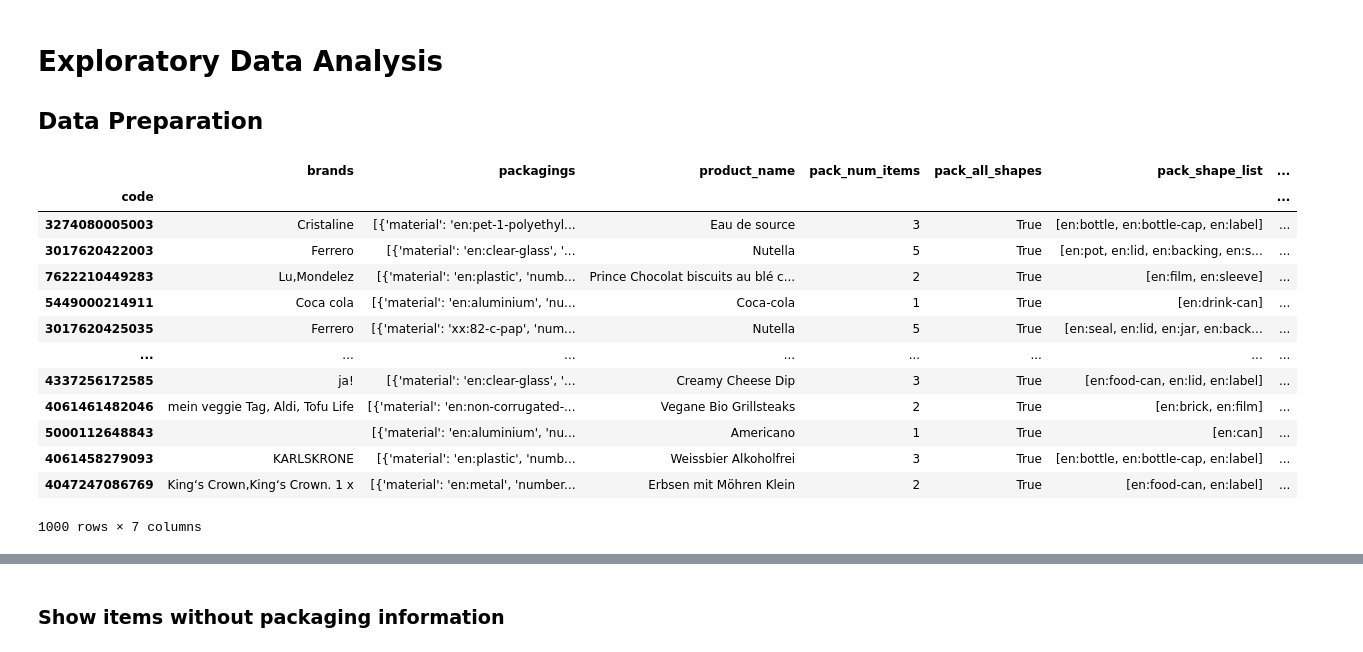
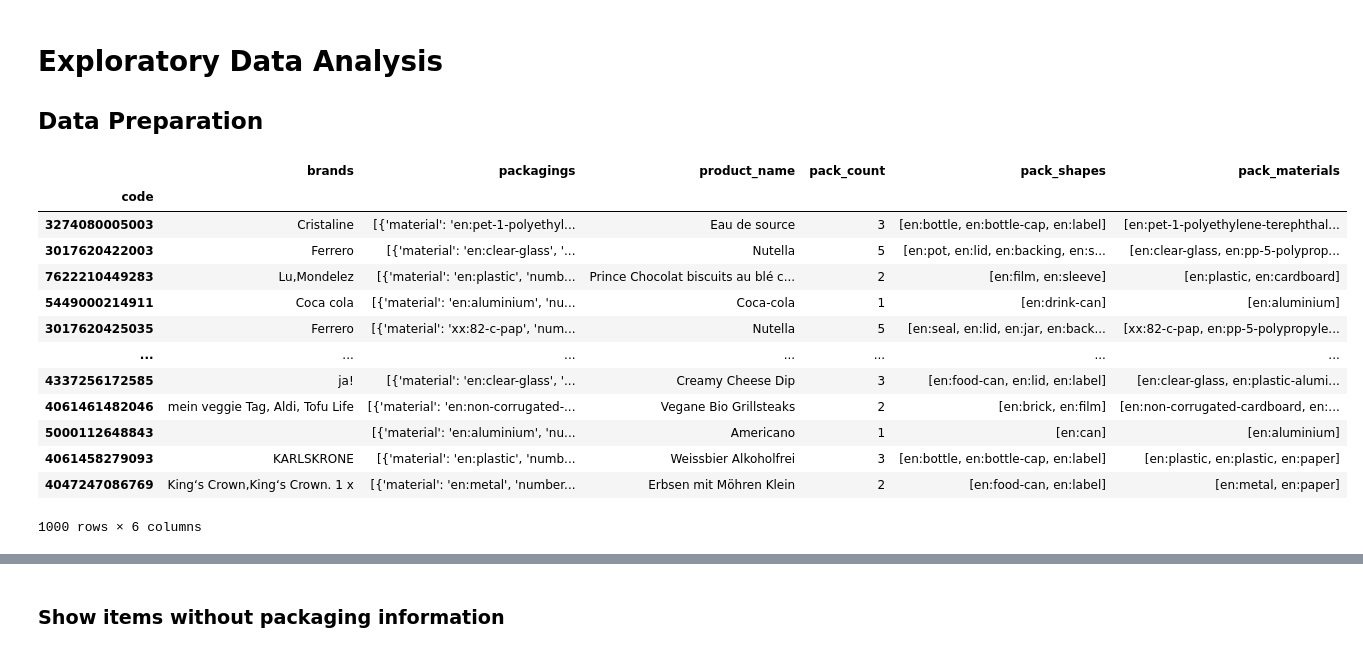
Before and after one commit to goerlitz/openfoodfacts-data-analysis, a Jupyter notebook: notebooks/01_analyze_off_data.ipynb, the cells around one changed output, grey strips where cells are left out. Drawn from its saved outputs; the diff is of its cells as text; code cells hidden in the pictures.

```diff
--- a/notebooks/01_analyze_off_data.ipynb
+++ b/notebooks/01_analyze_off_data.ipynb
@@ -53,47 +56,44 @@ if not Path(DATA_FILE).exists():
 # %%
 # load json file
 with open(DATA_FILE) as f:
     data = json.load(f)
 
 # create data frame from product information
 prod_df = (pd.DataFrame(data['products'])
             .drop(['packagings_complete', 'packaging_tags'], axis=1)
             .set_index('code')
           )
 
 computations = {
     # count number of packaging items
-    "pack_num_items": lambda items: len(items),
-
-    # check if packagings all have shapes
-    "pack_all_shapes": lambda items: len(items) != 0 and all(['shape' in list for list in items]),
+    "pack_count": lambda items: len(items),
 
     # extract packaging shapes
-    "pack_shape_list": lambda items: [i['shape'] if ('shape' in i) else None for i in items],
+    "pack_shapes": lambda items: [i['shape'] if ('shape' in i) else None for i in items],
 
     # extract packaging materials
-    "pack_material_list": lambda items: [i['material'] if ('material' in i) else None for i in items]
+    "pack_materials": lambda items: [i['material'] if ('material' in i) else None for i in items]
 }
 
 for key, fn in computations.items():
     prod_df[key] = prod_df.packagings.map(fn)
 
 display(prod_df)
 # %% [output]
-|  | brands | packagings | product_name | pack_num_items | pack_all_shapes | pack_shape_list | ... |
-| code |  |  |  |  |  |  | ... |
-| 3274080005003 | Cristaline | [{'material': 'en:pet-1-polyethyl... | Eau de source | 3 | True | [en:bottle, en:bottle-cap, en:label] | ... |
-| 3017620422003 | Ferrero | [{'material': 'en:clear-glass', '... | Nutella | 5 | True | [en:pot, en:lid, en:backing, en:s... | ... |
-| 7622210449283 | Lu,Mondelez | [{'material': 'en:plastic', 'numb... | Prince Chocolat biscuits au blé c... | 2 | True | [en:film, en:sleeve] | ... |
-| 5449000214911 | Coca cola | [{'material': 'en:aluminium', 'nu... | Coca-cola | 1 | True | [en:drink-can] | ... |
-| 3017620425035 | Ferrero | [{'material': 'xx:82-c-pap', 'num... | Nutella | 5 | True | [en:seal, en:lid, en:jar, en:back... | ... |
-| ... | ... | ... | ... | ... | ... | ... | ... |
-| 4337256172585 | ja! | [{'material': 'en:clear-glass', '... | Creamy Cheese Dip | 3 | True | [en:food-can, en:lid, en:label] | ... |
-| 4061461482046 | mein veggie Tag, Aldi, Tofu Life | [{'material': 'en:non-corrugated-... | Vegane Bio Grillsteaks | 2 | True | [en:brick, en:film] | ... |
-| 5000112648843 |  | [{'material': 'en:aluminium', 'nu... | Americano | 1 | True | [en:can] | ... |
-| 4061458279093 | KARLSKRONE | [{'material': 'en:plastic', 'numb... | Weissbier Alkoholfrei | 3 | True | [en:bottle, en:bottle-cap, en:label] | ... |
-| 4047247086769 | King‘s Crown,King‘s Crown. 1 x | [{'material': 'en:metal', 'number... | Erbsen mit Möhren Klein | 2 | True | [en:food-can, en:label] | ... |
+|  | brands | packagings | product_name | pack_count | pack_shapes | pack_materials |
+| code |  |  |  |  |  |  |
+| 3274080005003 | Cristaline | [{'material': 'en:pet-1-polyethyl... | Eau de source | 3 | [en:bottle, en:bottle-cap, en:label] | [en:pet-1-polyethylene-terephthal... |
+| 3017620422003 | Ferrero | [{'material': 'en:clear-glass', '... | Nutella | 5 | [en:pot, en:lid, en:backing, en:s... | [en:clear-glass, en:pp-5-polyprop... |
+| 7622210449283 | Lu,Mondelez | [{'material': 'en:plastic', 'numb... | Prince Chocolat biscuits au blé c... | 2 | [en:film, en:sleeve] | [en:plastic, en:cardboard] |
+| 5449000214911 | Coca cola | [{'material': 'en:aluminium', 'nu... | Coca-cola | 1 | [en:drink-can] | [en:aluminium] |
+| 3017620425035 | Ferrero | [{'material': 'xx:82-c-pap', 'num... | Nutella | 5 | [en:seal, en:lid, en:jar, en:back... | [xx:82-c-pap, en:pp-5-polypropyle... |
+| ... | ... | ... | ... | ... | ... | ... |
+| 4337256172585 | ja! | [{'material': 'en:clear-glass', '... | Creamy Cheese Dip | 3 | [en:food-can, en:lid, en:label] | [en:clear-glass, en:plastic-alumi... |
+| 4061461482046 | mein veggie Tag, Aldi, Tofu Life | [{'material': 'en:non-corrugated-... | Vegane Bio Grillsteaks | 2 | [en:brick, en:film] | [en:non-corrugated-cardboard, en:... |
+| 5000112648843 |  | [{'material': 'en:aluminium', 'nu... | Americano | 1 | [en:can] | [en:aluminium] |
+| 4061458279093 | KARLSKRONE | [{'material': 'en:plastic', 'numb... | Weissbier Alkoholfrei | 3 | [en:bottle, en:bottle-cap, en:label] | [en:plastic, en:plastic, en:paper] |
+| 4047247086769 | King‘s Crown,King‘s Crown. 1 x | [{'material': 'en:metal', 'number... | Erbsen mit Möhren Klein | 2 | [en:food-can, en:label] | [en:metal, en:paper] |
-1000 rows × 7 columns
+1000 rows × 6 columns
 # %% [markdown]
 ## Basic Statistics
 
```
Also changed, not shown: parts of 23 cells of this notebook.
